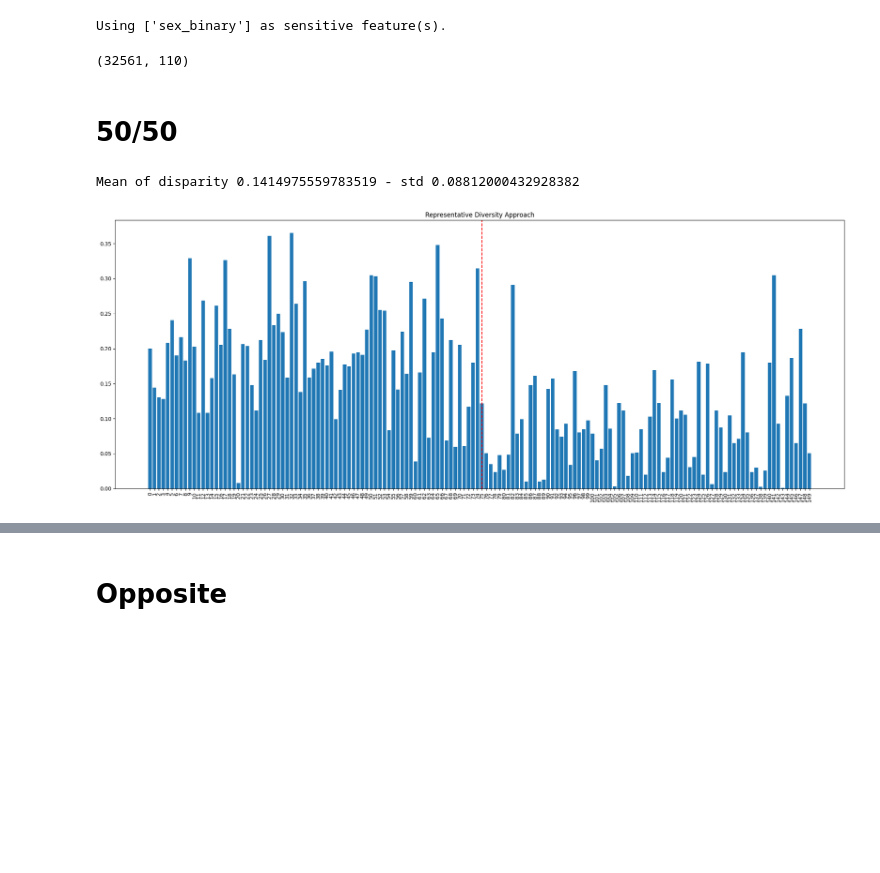
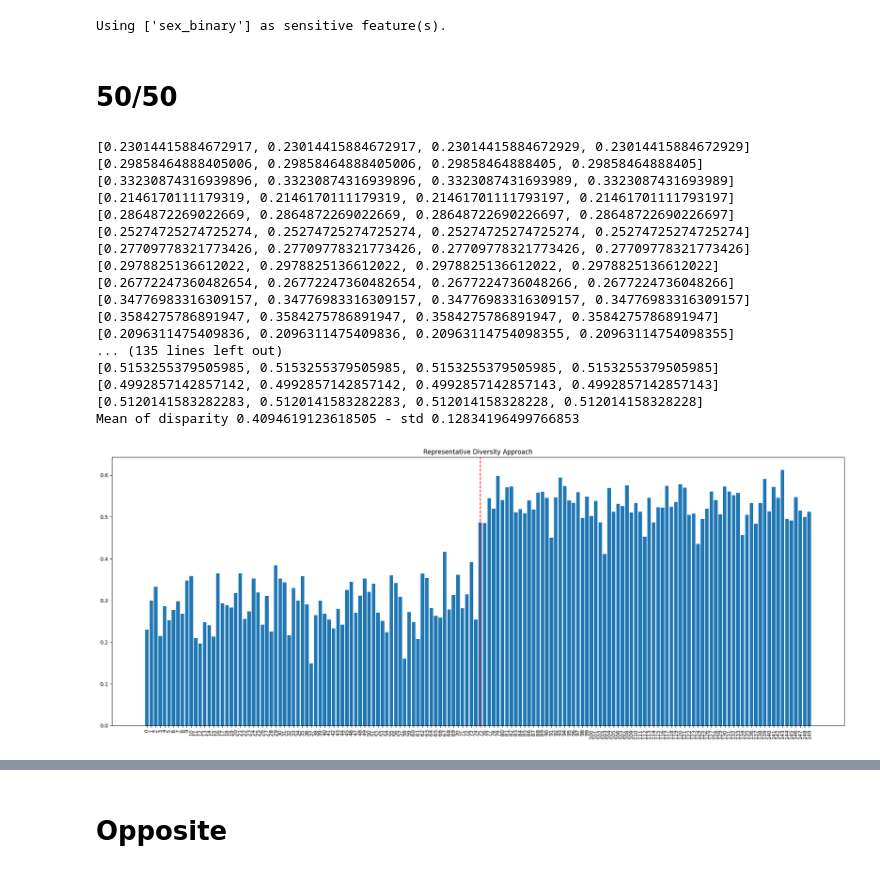
Before and after one commit to lucacorbucci/PUFFLE, a Jupyter notebook: dutch.ipynb, the cells around one changed output, grey strips where cells are left out. Drawn from its saved outputs; the diff is of its cells as text; code cells hidden in the pictures; blank space fills up the shorter version.

```diff
--- a/dutch.ipynb
+++ b/dutch.ipynb
@@ -287,19 +287,17 @@ def compute_violation_with_argmax(
 def compute_disparities_debug(nodes):
     disparities = []
     for node in nodes:
-        max_disparity = np.max(
-                [
+        max_disparity = [
                     RegularizationLoss().compute_violation_with_argmax(
                         predictions_argmax=[sample['y'] for sample in node],
                         sensitive_attribute_list=[sample['z'] for sample in node],
                         current_target=target,
                         current_sensitive_feature=sv,
                     )
-                    for target in range(0, 1)
-                    for sv in range(0, 1)
+                    for target in [0, 1]
+                    for sv in [0, 1]
                 ]
-            )
-        disparities.append(max_disparity)
+        disparities.append(np.max(max_disparity))
     print(f"Mean of disparity {np.mean(disparities)} - std {np.std(disparities)}")
     return disparities
 
@@ -539,24 +538,31 @@ z = z[:, 0]
 # %% [output]
 Using ['sex_binary'] as sensitive feature(s).
-# %%
-X.shape
-# %% [output]
-(32561, 110)
 # %% [markdown]
 # 50/50
 # %%
-# nodes = generate_clients_biased_data_mod(X, y, z, approach="representative", num_nodes=150, ratio_unfair_nodes=0.5, opposite_direction=False, ratio_unfairness=(0, 0), group_to_reduce=(0,1), group_to_increment=(1,1), number_of_samples_per_node=343)
-# disparities = compute_disparities_debug(nodes)
-# # plot the bar plot of the disparities
-# plot_bar_plot(title="Representative Diversity Approach", disparities=disparities, nodes=[f"{i}" for i in range(len(nodes))])
+nodes = generate_clients_biased_data_mod(X, y, z, approach="representative", num_nodes=150, ratio_unfair_nodes=0.5, opposite_direction=False, ratio_unfairness=(0.6, 0.8), group_to_reduce=(0,1), group_to_increment=(1,1), number_of_samples_per_node=343)
+disparities = compute_disparities_debug(nodes)
+# plot the bar plot of the disparities
+plot_bar_plot(title="Representative Diversity Approach", disparities=disparities, nodes=[f"{i}" for i in range(len(nodes))])
+# %% [output]
+[0.23014415884672917, 0.23014415884672917, 0.23014415884672929, 0.23014415884672929]
+[0.29858464888405006, 0.29858464888405006, 0.29858464888405, 0.29858464888405]
+[0.33230874316939896, 0.33230874316939896, 0.3323087431693989, 0.3323087431693989]
+[0.2146170111179319, 0.2146170111179319, 0.21461701111793197, 0.21461701111793197]
+[0.2864872269022669, 0.2864872269022669, 0.28648722690226697, 0.28648722690226697]
+[0.25274725274725274, 0.25274725274725274, 0.25274725274725274, 0.25274725274725274]
+[0.27709778321773426, 0.27709778321773426, 0.27709778321773426, 0.27709778321773426]
+[0.2978825136612022, 0.2978825136612022, 0.2978825136612022, 0.2978825136612022]
+[0.26772247360482654, 0.26772247360482654, 0.2677224736048266, 0.2677224736048266]
+[0.34776983316309157, 0.34776983316309157, 0.34776983316309157, 0.34776983316309157]
+[0.3584275786891947, 0.3584275786891947, 0.3584275786891947, 0.3584275786891947]
+[0.2096311475409836, 0.2096311475409836, 0.20963114754098355, 0.20963114754098355]
+... (135 lines left out)
+[0.5153255379505985, 0.5153255379505985, 0.5153255379505985, 0.5153255379505985]
+[0.4992857142857142, 0.4992857142857142, 0.4992857142857143, 0.4992857142857143]
+[0.5120141583282283, 0.5120141583282283, 0.512014158328228, 0.512014158328228]
+Mean of disparity 0.4094619123618505 - std 0.12834196499766853
+[figure, added]
-# %%
-nodes = generate_clients_biased_data_mod(X, y, z, approach="representative", num_nodes=150, ratio_unfair_nodes=0.5, opposite_direction=False, ratio_unfairness=(0.2, 0.2), group_to_reduce=(0,0), group_to_increment=(1,1), number_of_samples_per_node=90)
-disparities = compute_disparities_debug(nodes)
-# plot the bar plot of the disparities
-plot_bar_plot(title="Representative Diversity Approach", disparities=disparities, nodes=[f"{i}" for i in range(len(nodes))])
-# %% [output]
-Mean of disparity 0.1414975559783519 - std 0.08812000432928382
-[figure, removed]
 # %%
 clients_targets = []
 clients_sensitive_values = []
```
Also changed, not shown: parts of 6 cells of this notebook, 6 other files.
